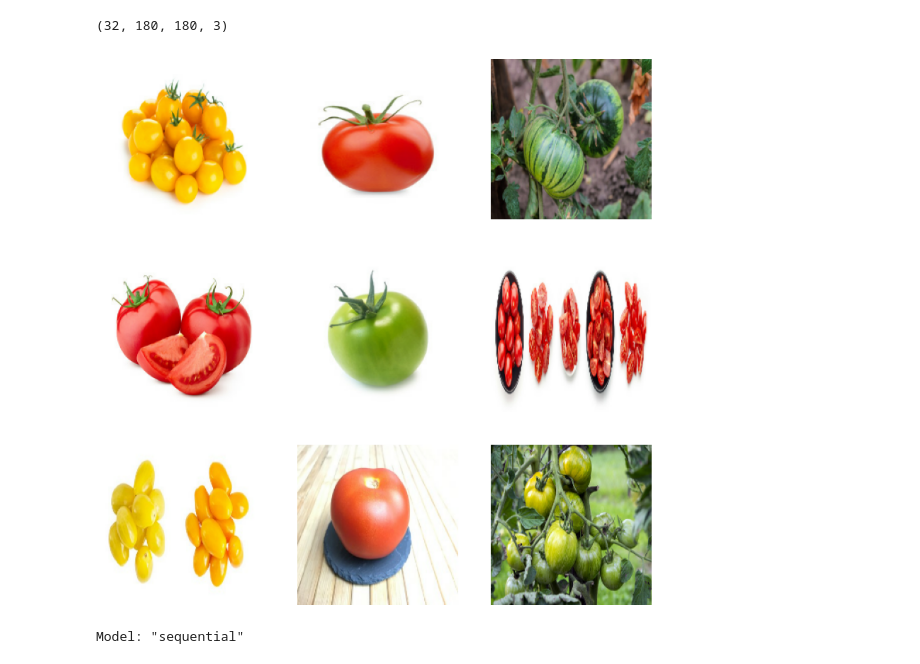
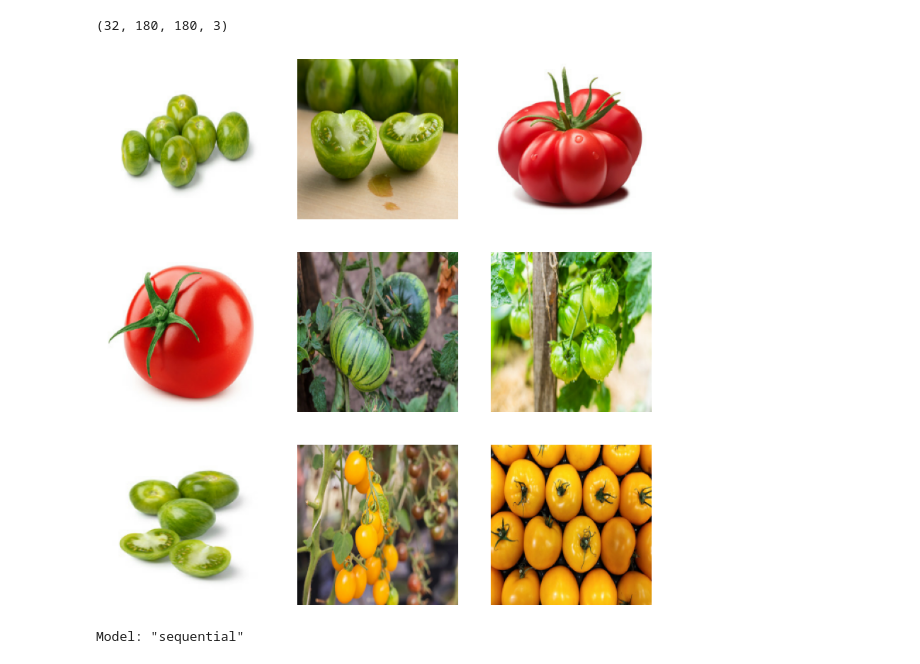
Before and after one commit to ChenCiaLiang/Projek-UAS-PMDPM_B_Scikit-Learn, a Jupyter notebook: Notebook_VGG-16_B_Scikit-Learn_CHRIS.ipynb, the cells around one changed output. Cells and saved outputs as stored; diff of their text form; code cells hidden in the pictures.

```diff
--- a/Notebook_VGG-16_B_Scikit-Learn_CHRIS.ipynb
+++ b/Notebook_VGG-16_B_Scikit-Learn_CHRIS.ipynb
@@ -3,7 +10,7 @@ import tensorflow as tf
 import numpy as np
 from matplotlib import pyplot as plt
 
-data_dir = r"C:\Users\Lenovo\OneDrive\Documents\K\S 5\PMdPM\Projek-UAS-PMDPM_B_Scikit-Learn\UAS\train_data"
+data_dir = r"C:\Users\Lenovo\OneDrive\Documents\K\S 5\PMdPM\foto\train_data"
 
 data = tf.keras.utils.image_dataset_from_directory(data_dir, seed = 123, image_size = (180, 180), batch_size = 16)
 print(data.class_names)
@@ -66,28 +73,29 @@ for images, labels in train_ds.take(1):
 # %%
 from tensorflow.keras import layers
 from tensorflow.keras.models import Sequential, load_model
 
 Tuner = tf.data.AUTOTUNE
 train_ds = train_ds.cache().shuffle(1000).prefetch(buffer_size = Tuner)
 val_ds = val_ds.cache().shuffle(1000).prefetch(buffer_size = Tuner)
 
 data_augmentation = Sequential([
     layers.RandomFlip("horizontal", input_shape = (img_size,img_size,3)),
     layers.RandomRotation(0.1),
     layers.RandomZoom(0.1)
 ])
 
 i = 0
 plt.figure(figsize=(10,10))
 
 #tampilkan untuk memastikan data sudah di load
-for images, labels in train_ds.take(69):
+for images, labels in train_ds.take(1):
     for i in range(9):
+        augmented_image = data_augmentation(images[i:i+1])
         plt.subplot(3,3, i+1)
         plt.imshow(images[i].numpy().astype('uint8'))
         plt.axis('off')
 # %% [output]
-[figure, old version]
+[figure, new version]
 # %%
 import tensorflow as tf
 import keras
```
Also changed, not shown: parts of 6 cells of this notebook, 1 other file.
